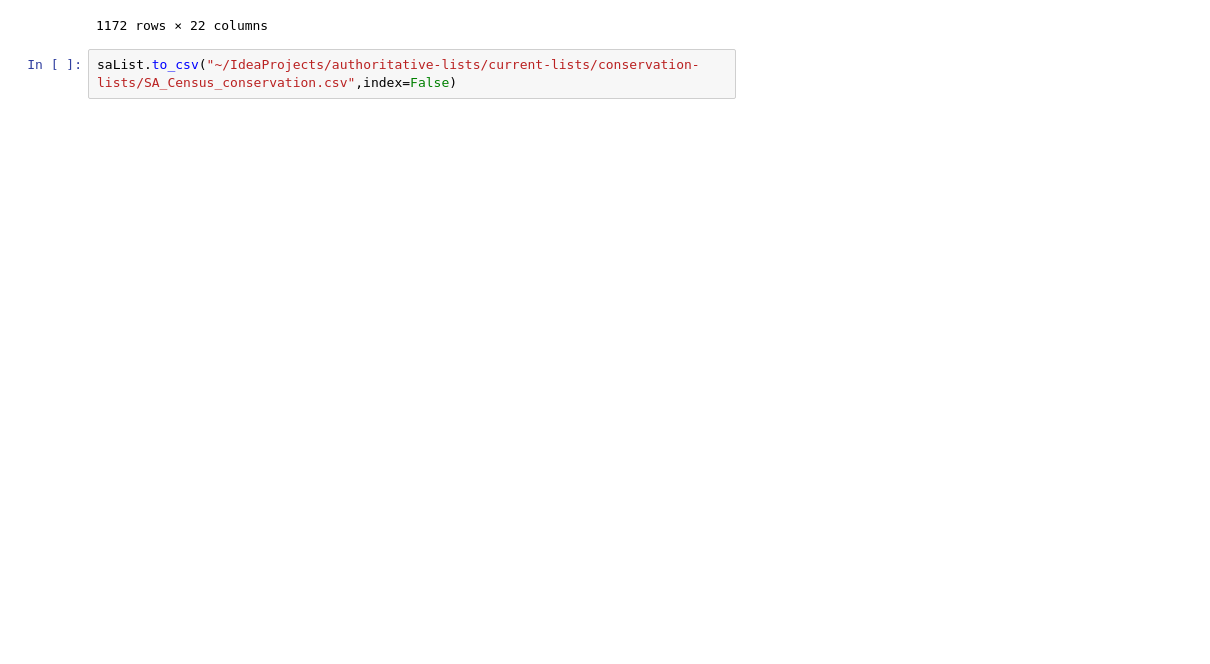
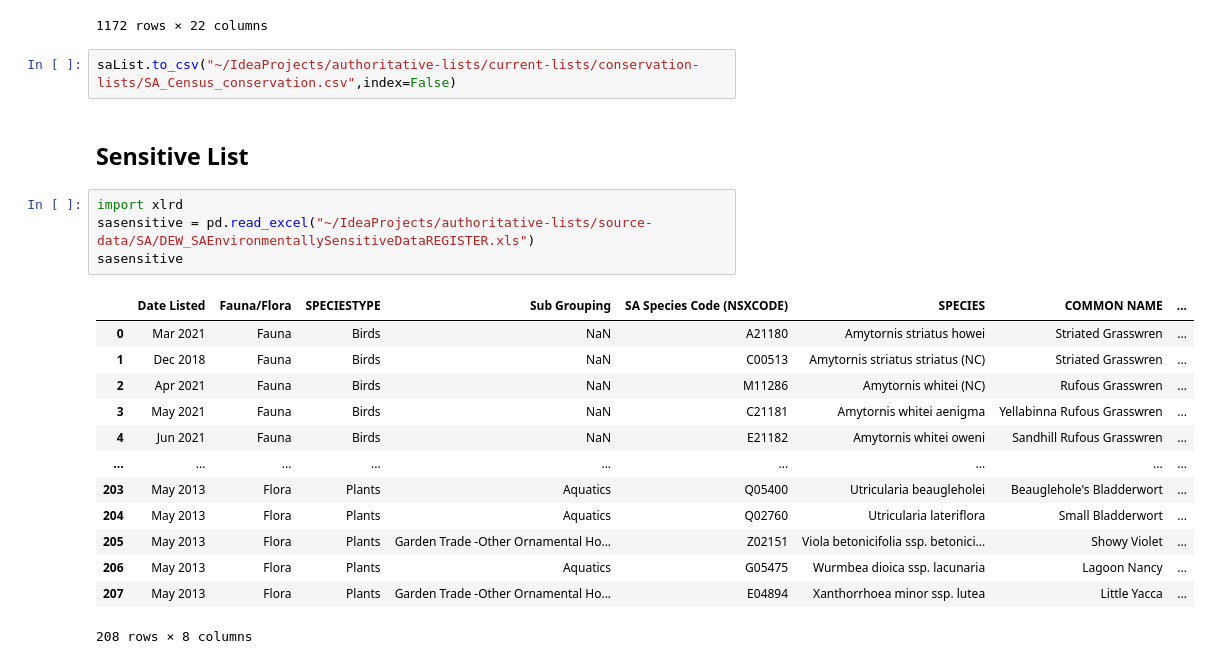
Before and after one commit to AtlasOfLivingAustralia/authoritative-lists, a Jupyter notebook: source-code/py-notebook/SA-lists.ipynb, the cells around one changed output. Saved outputs shown, nothing was run; the diff lists cells and outputs as text; blank space fills up the shorter version.

Commit message:
Update SA sensitive

```diff
--- a/source-code/py-notebook/SA-lists.ipynb
+++ b/source-code/py-notebook/SA-lists.ipynb
@@ -185,3 +186,23 @@ saList
 1172 rows × 22 columns
 # %%
 saList.to_csv("~/IdeaProjects/authoritative-lists/current-lists/conservation-lists/SA_Census_conservation.csv",index=False)
+# %% [markdown]
+## Sensitive List
+# %%
+import xlrd
+sasensitive = pd.read_excel("~/IdeaProjects/authoritative-lists/source-data/SA/DEW_SAEnvironmentallySensitiveDataREGISTER.xls")
+sasensitive
+# %% [output]
+|  | Date Listed | Fauna/Flora | SPECIESTYPE | Sub Grouping | SA Species Code (NSXCODE) | SPECIES | COMMON NAME | ... |
+| 0 | Mar 2021 | Fauna | Birds | NaN | A21180 | Amytornis striatus howei | Striated Grasswren | ... |
+| 1 | Dec 2018 | Fauna | Birds | NaN | C00513 | Amytornis striatus striatus (NC) | Striated Grasswren | ... |
+| 2 | Apr 2021 | Fauna | Birds | NaN | M11286 | Amytornis whitei (NC) | Rufous Grasswren | ... |
+| 3 | May 2021 | Fauna | Birds | NaN | C21181 | Amytornis whitei aenigma | Yellabinna Rufous Grasswren | ... |
+| 4 | Jun 2021 | Fauna | Birds | NaN | E21182 | Amytornis whitei oweni | Sandhill Rufous Grasswren | ... |
+| ... | ... | ... | ... | ... | ... | ... | ... | ... |
+| 203 | May 2013 | Flora | Plants | Aquatics | Q05400 | Utricularia beaugleholei | Beauglehole's Bladderwort | ... |
+| 204 | May 2013 | Flora | Plants | Aquatics | Q02760 | Utricularia lateriflora | Small Bladderwort | ... |
+| 205 | May 2013 | Flora | Plants | Garden Trade -Other Ornamental Ho... | Z02151 | Viola betonicifolia ssp. betonici... | Showy Violet | ... |
+| 206 | May 2013 | Flora | Plants | Aquatics | G05475 | Wurmbea dioica ssp. lacunaria | Lagoon Nancy | ... |
+| 207 | May 2013 | Flora | Plants | Garden Trade -Other Ornamental Ho... | E04894 | Xanthorrhoea minor ssp. lutea | Little Yacca | ... |
+208 rows × 8 columns
```
Also changed, not shown: parts of 3 cells of this notebook, 3 other files.
